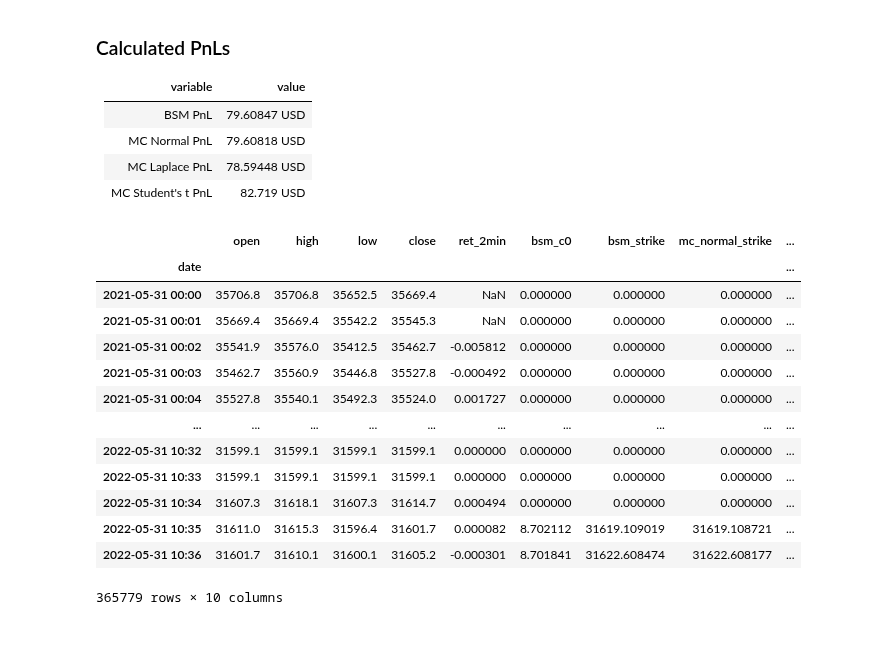
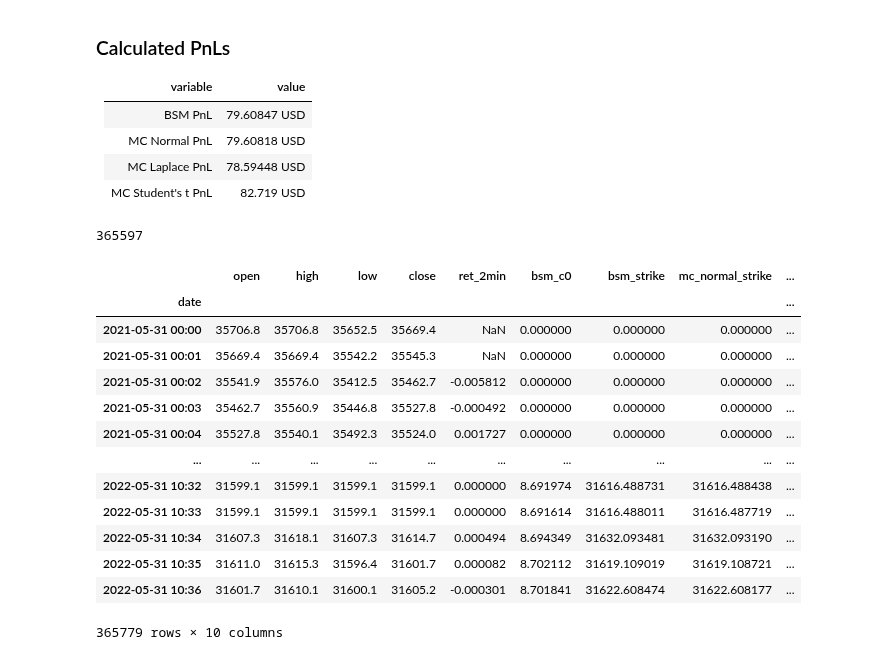
Before and after one commit to sebastienverreault/option_risk_analysis2, a Jupyter notebook: pnl_historical_simulation.ipynb, the cells around one changed output. Saved outputs shown, nothing was run; the diff lists cells and outputs as text; code cells hidden in the pictures.

```diff
--- a/pnl_historical_simulation.ipynb
+++ b/pnl_historical_simulation.ipynb
@@ -518,42 +437,44 @@ def historical_simulation(i, N_lookback):
     btcusd_1min['mc_student_t_strike'][curr_idx] = mc_student_t_strike
 # %%
 # parallelize bootstrap loop
-
-# import warnings
-# warnings.filterwarnings('ignore', 'The iteration is not making good progress')
 
 from joblib import Parallel, delayed
 import multiprocessing
 
 # stats inference window
 N_lookback = 180
 # N = btcusd_1min['close'].size
-N = 2
+N = btcusd_1min['close'].size - N_lookback - 2
+# N = 2
+# N = 365500
+
+print(N)
 
 # init new colums
 btcusd_1min['bsm_c0'] = 0.
 btcusd_1min['bsm_strike'] = 0.
 btcusd_1min['mc_normal_strike'] = 0.
 btcusd_1min['mc_laplace_strike'] = 0.
 btcusd_1min['mc_student_t_strike'] = 0.
 
 # parallel historical simulation starting from ~ 1y ago
 num_cores = multiprocessing.cpu_count()
 void = Parallel(n_jobs=(num_cores-1), require='sharedmem')(delayed(historical_simulation)(i, N_lookback) for i in range(N, 0,-1))
 
-btcusd_1min
+# btcusd_1min
 # %% [output]
+365597
 |  | open | high | low | close | ret_2min | bsm_c0 | bsm_strike | mc_normal_strike | ... |
 | date |  |  |  |  |  |  |  |  | ... |
 | 2021-05-31 00:00 | 35706.8 | 35706.8 | 35652.5 | 35669.4 | NaN | 0.000000 | 0.000000 | 0.000000 | ... |
 | 2021-05-31 00:01 | 35669.4 | 35669.4 | 35542.2 | 35545.3 | NaN | 0.000000 | 0.000000 | 0.000000 | ... |
 | 2021-05-31 00:02 | 35541.9 | 35576.0 | 35412.5 | 35462.7 | -0.005812 | 0.000000 | 0.000000 | 0.000000 | ... |
 | 2021-05-31 00:03 | 35462.7 | 35560.9 | 35446.8 | 35527.8 | -0.000492 | 0.000000 | 0.000000 | 0.000000 | ... |
 | 2021-05-31 00:04 | 35527.8 | 35540.1 | 35492.3 | 35524.0 | 0.001727 | 0.000000 | 0.000000 | 0.000000 | ... |
 | ... | ... | ... | ... | ... | ... | ... | ... | ... | ... |
-| 2022-05-31 10:32 | 31599.1 | 31599.1 | 31599.1 | 31599.1 | 0.000000 | 0.000000 | 0.000000 | 0.000000 | ... |
-| 2022-05-31 10:33 | 31599.1 | 31599.1 | 31599.1 | 31599.1 | 0.000000 | 0.000000 | 0.000000 | 0.000000 | ... |
-| 2022-05-31 10:34 | 31607.3 | 31618.1 | 31607.3 | 31614.7 | 0.000494 | 0.000000 | 0.000000 | 0.000000 | ... |
+| 2022-05-31 10:32 | 31599.1 | 31599.1 | 31599.1 | 31599.1 | 0.000000 | 8.691974 | 31616.488731 | 31616.488438 | ... |
+| 2022-05-31 10:33 | 31599.1 | 31599.1 | 31599.1 | 31599.1 | 0.000000 | 8.691614 | 31616.488011 | 31616.487719 | ... |
+| 2022-05-31 10:34 | 31607.3 | 31618.1 | 31607.3 | 31614.7 | 0.000494 | 8.694349 | 31632.093481 | 31632.093190 | ... |
 | 2022-05-31 10:35 | 31611.0 | 31615.3 | 31596.4 | 31601.7 | 0.000082 | 8.702112 | 31619.109019 | 31619.108721 | ... |
 | 2022-05-31 10:36 | 31601.7 | 31610.1 | 31600.1 | 31605.2 | -0.000301 | 8.701841 | 31622.608474 | 31622.608177 | ... |
-365779 rows × 10 columns
+365779 rows × 10 columns
```
Also changed, not shown: parts of 9 cells of this notebook.
